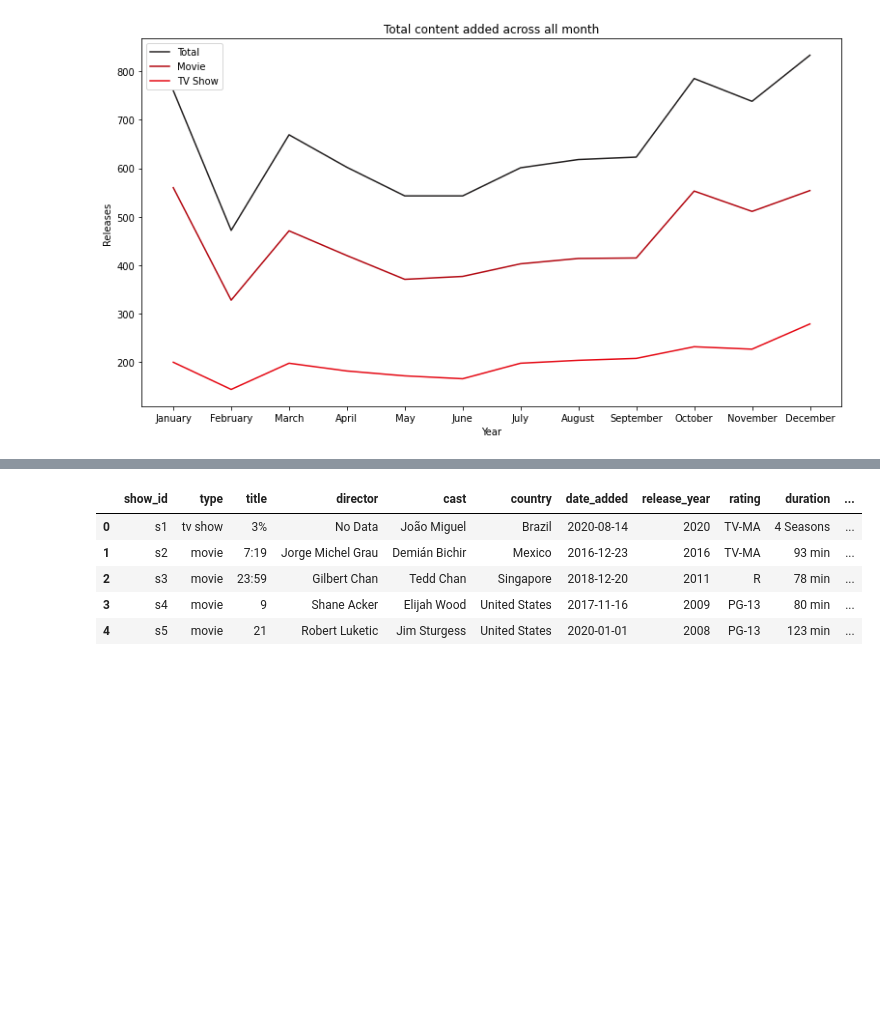
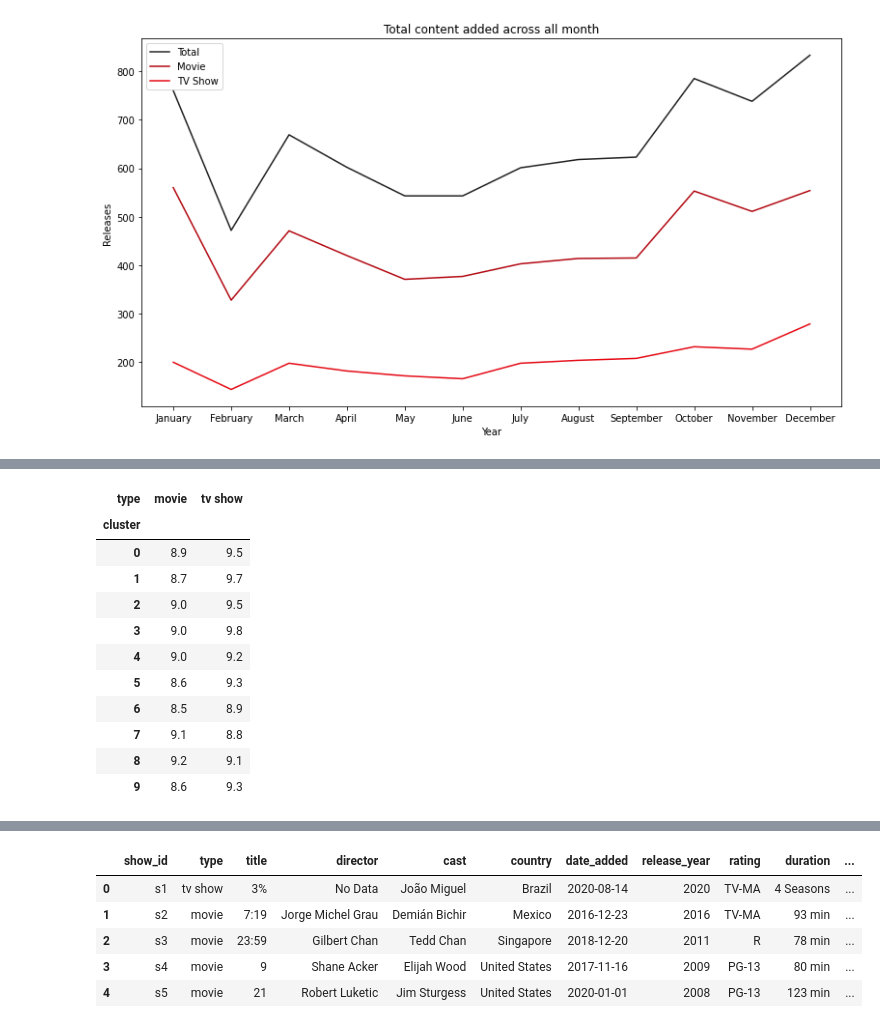
Before and after one commit to rubeshajith/NETFLIX-MOVIES-AND-TV-SHOWS-CLUSTERING, a Jupyter notebook: NETFLIX_MOVIES_AND_TV_SHOWS_CLUSTERING.ipynb, the cells around one changed output, grey strips where cells are left out. Saved outputs shown, nothing was run; the diff lists cells and outputs as text; code cells hidden in the pictures; blank space fills up the shorter version.

```diff
--- a/NETFLIX_MOVIES_AND_TV_SHOWS_CLUSTERING.ipynb
+++ b/NETFLIX_MOVIES_AND_TV_SHOWS_CLUSTERING.ipynb
@@ -1223,0 +1391,16 @@ netflix_df = df.copy()
+# %%
+grouped_samples = grouped_samples.unstack(level="type")
+grouped_samples
+# %% [output]
+| type | movie | tv show |
+| cluster |  |  |
+| 0 | 8.9 | 9.5 |
+| 1 | 8.7 | 9.7 |
+| 2 | 9.0 | 9.5 |
+| 3 | 9.0 | 9.8 |
+| 4 | 9.0 | 9.2 |
+| 5 | 8.6 | 9.3 |
+| 6 | 8.5 | 8.9 |
+| 7 | 9.1 | 8.8 |
+| 8 | 9.2 | 9.1 |
+| 9 | 8.6 | 9.3 |
```
Also changed, not shown: parts of 28 cells of this notebook.
